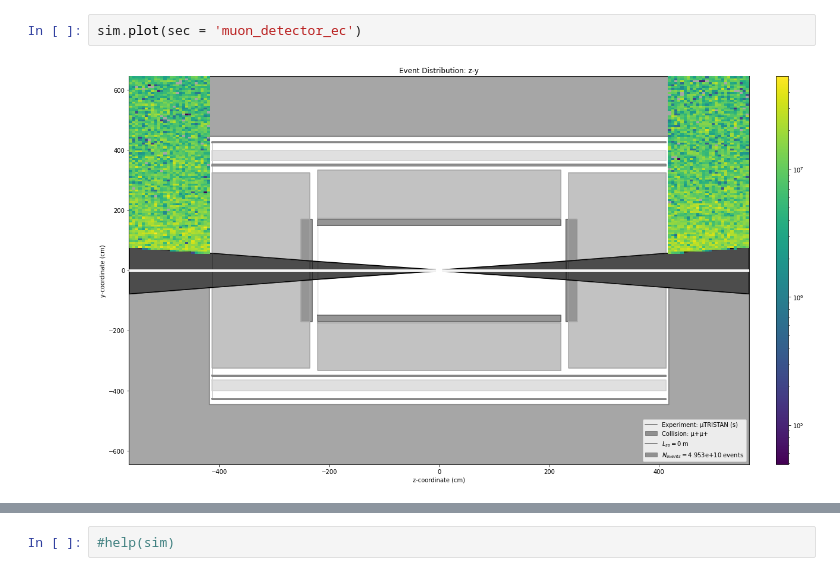
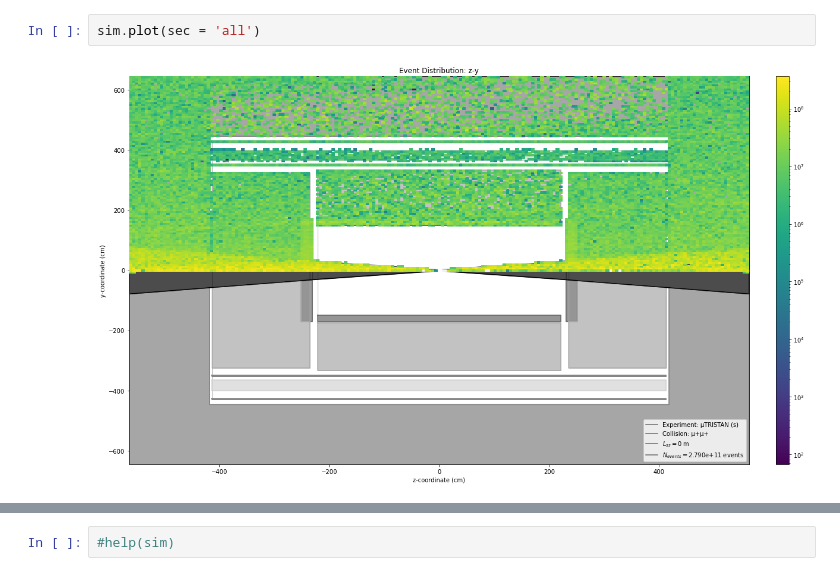
Before and after one commit to mhostert/BIN_MC, a Jupyter notebook: Changed_sim.ipynb, the cells around one changed output, grey strips where cells are left out. Saved outputs shown, nothing was run; the diff lists cells and outputs as text.

```diff
--- a/Changed_sim.ipynb
+++ b/Changed_sim.ipynb
@@ -19,5 +22,5 @@ Total count: 2.73e+11 events; took 3.29 s (numba pre-compilation needed).
 # %%
-sim.plot(sec = 'muon_detector_ec')
+sim.plot(sec = 'all')
 # %% [output]
-[figure, old version]
+[figure, new version]
 # %%
```
Also changed, not shown: parts of 6 cells of this notebook, 1 other file.
